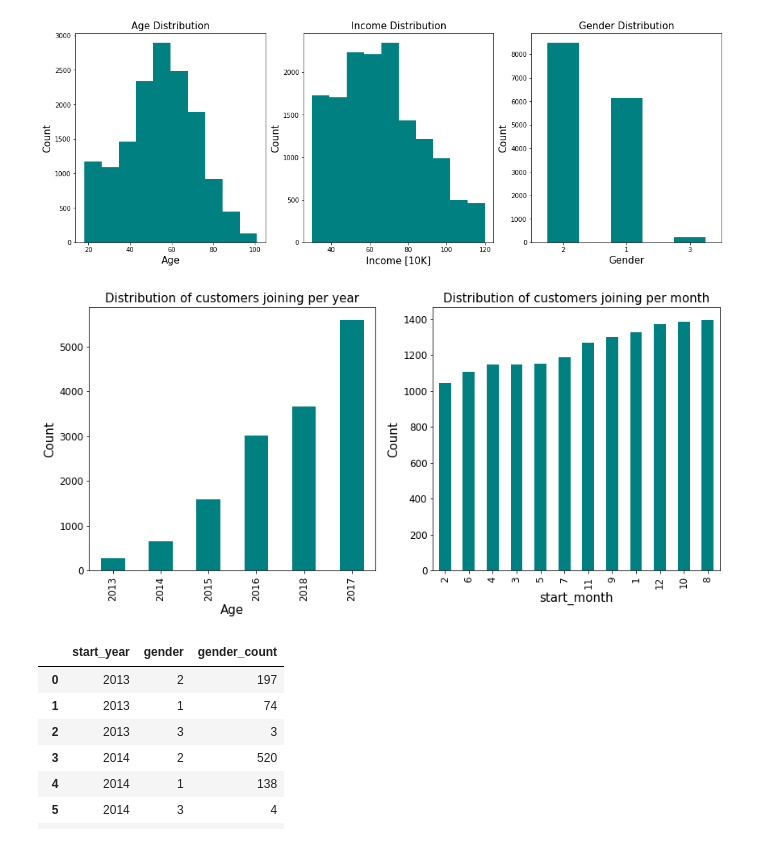
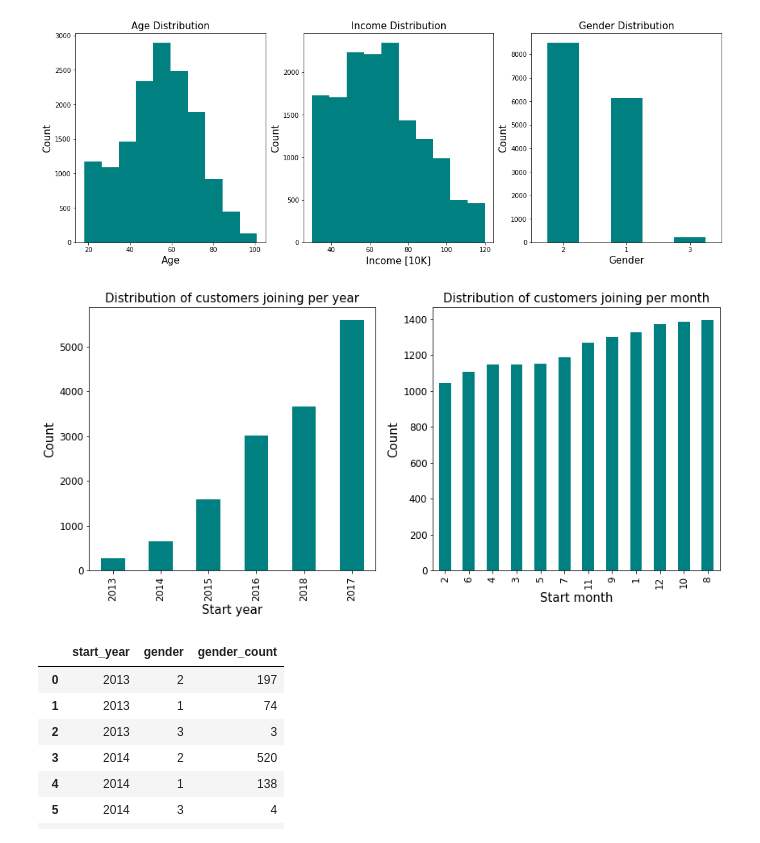
Before and after one commit to isakkabir/Starbucks-Challenge, a Jupyter notebook: Starbucks_Capstone_notebook.ipynb, the cells around one changed output. Cells and saved outputs as stored; diff of their text form; code cells hidden in the pictures.

```diff
--- a/Starbucks_Capstone_notebook.ipynb
+++ b/Starbucks_Capstone_notebook.ipynb
@@ -396,21 +387,21 @@ plt.title('Gender Distribution',fontsize=15);
 # %%
 fig, ax = plt.subplots(figsize=(14, 6), nrows=1, ncols=2)
 
 # plot a start_year distribution
 plt.sca(ax[0])
 profile['start_year'].value_counts().sort_values(ascending=True).plot.bar(figsize=(14,6),fontsize=12,color='teal');
-plt.xlabel('Age', fontsize=15)
+plt.xlabel('Start year', fontsize=15)
 plt.ylabel('Count', fontsize=15)
 plt.title('Distribution of customers joining per year', fontsize=15)
 
 # plot a member_month distribution
 plt.sca(ax[1])
 profile['start_month'].value_counts().sort_values(ascending=True).plot.bar(figsize=(14,6),fontsize=12,color='teal');
-plt.xlabel('start_month',fontsize=15)
+plt.xlabel('Start month',fontsize=15)
 plt.ylabel('Count',fontsize=15)
 plt.title('Distribution of customers joining per month',fontsize=15);
 # %% [output]
-[figure, old version]
+[figure, new version]
 # %%
 # Create gender_by_year_df dataframe to be used to create visualization
 gender_by_year_df = pd.DataFrame(profile.groupby(['start_year'])['gender'].value_counts())
```
Also changed, not shown: parts of 41 cells of this notebook.
